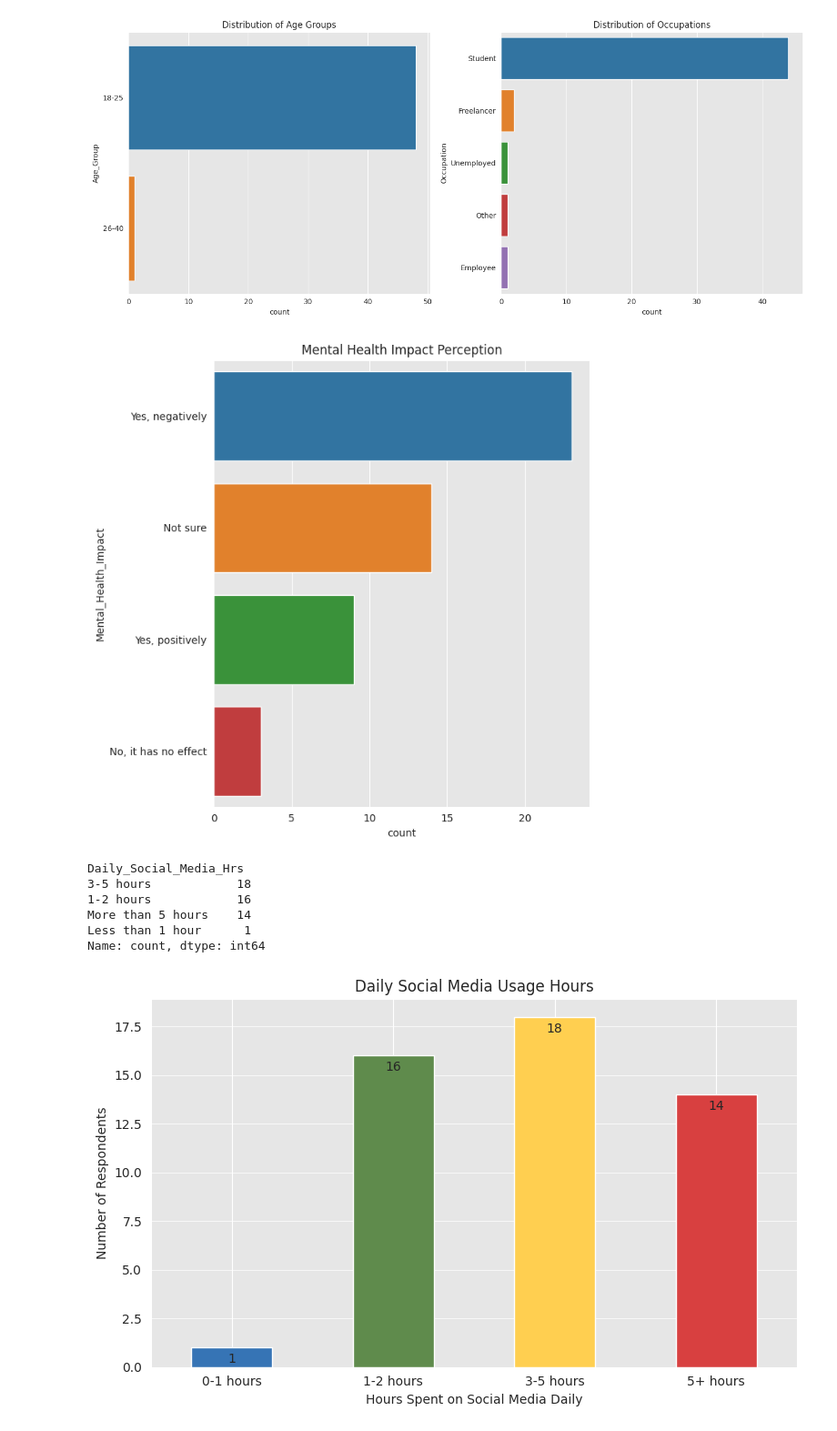
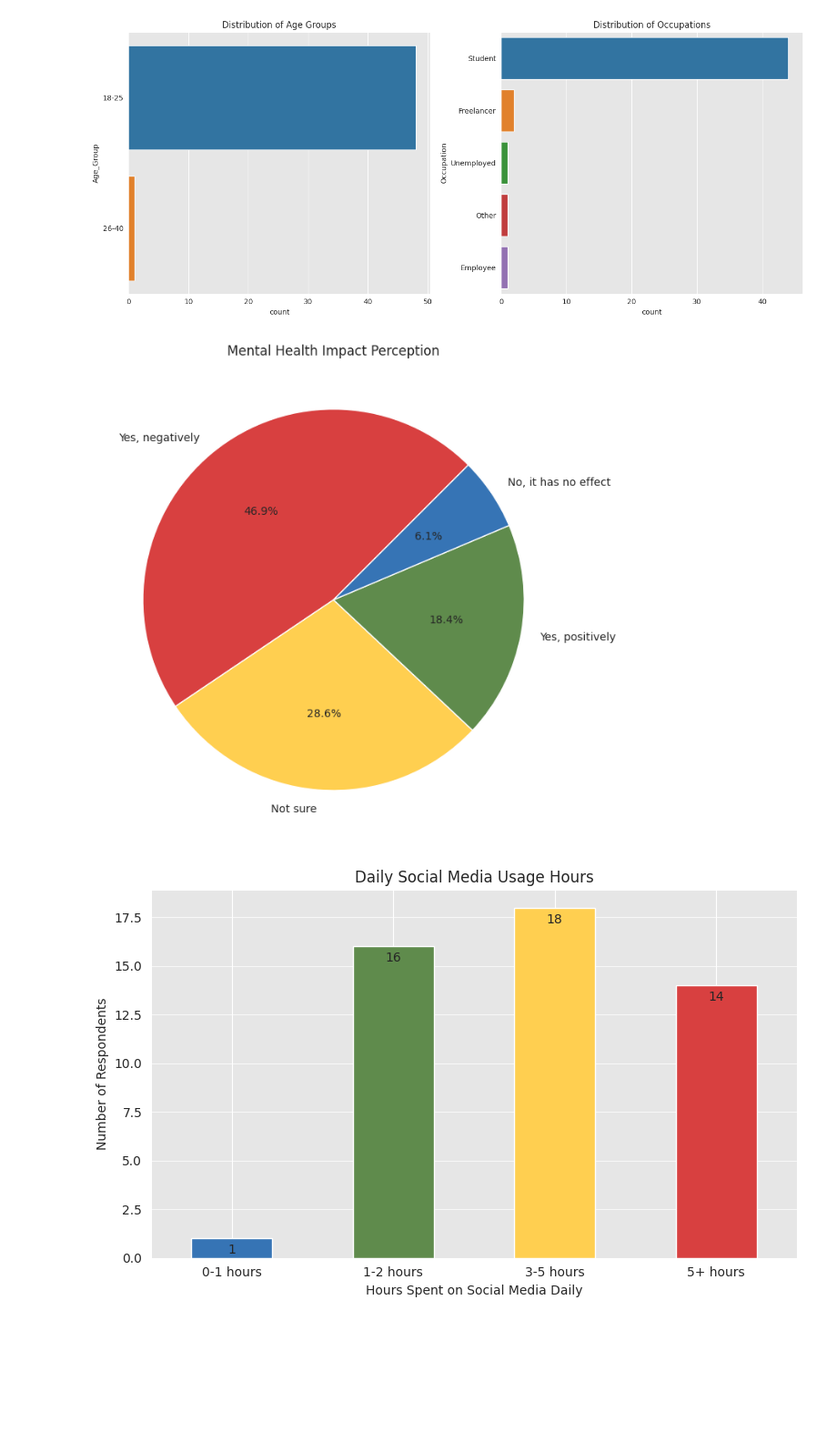
Before and after one commit to abhik-b/Social-Media-Impact-EDA, a Jupyter notebook: social-media-aspect-eda.ipynb, the cells around one changed output. Shown at 91% size. Drawn from its saved outputs; the diff is of its cells as text; code cells hidden in the pictures; blank space fills up the shorter version.

Commit message:
Kaggle Notebook | Social Media Aspect EDA | 5

```diff
--- a/social-media-aspect-eda.ipynb
+++ b/social-media-aspect-eda.ipynb
@@ -163,25 +208,15 @@ plt.show()
 # %%
 # The colors will be applied in the order of the data
 colors = ['#D84040', '#FFCF50', '#5F8B4C','#3674B5']
 
 plt.figure(figsize=(7,7))
 
-# target_counts = df_filled['Mental_Health_Impact'].value_counts()
-# plt.pie(target_counts, labels=target_counts.index, colors=colors, autopct='%1.1f%%', startangle=45)
-sns.countplot(y=df_filled['Mental_Health_Impact'])
+target_counts = df_filled['Mental_Health_Impact'].value_counts()
+plt.pie(target_counts, labels=target_counts.index, colors=colors, autopct='%1.1f%%', startangle=45)
+# sns.countplot(y=df_filled['Mental_Health_Impact'])
 plt.title('Mental Health Impact Perception')
 
 plt.tight_layout()
 plt.show()
 # %% [output]
-[figure, old version]
+[figure, new version]
-# %%
-daily_hour_count=df_filled['Daily_Social_Media_Hrs'].value_counts()
-daily_hour_count
-# %% [output]
-Daily_Social_Media_Hrs
-3-5 hours            18
-1-2 hours            16
-More than 5 hours    14
-Less than 1 hour      1
-Name: count, dtype: int64
```
Also changed, not shown: parts of 26 cells of this notebook.
